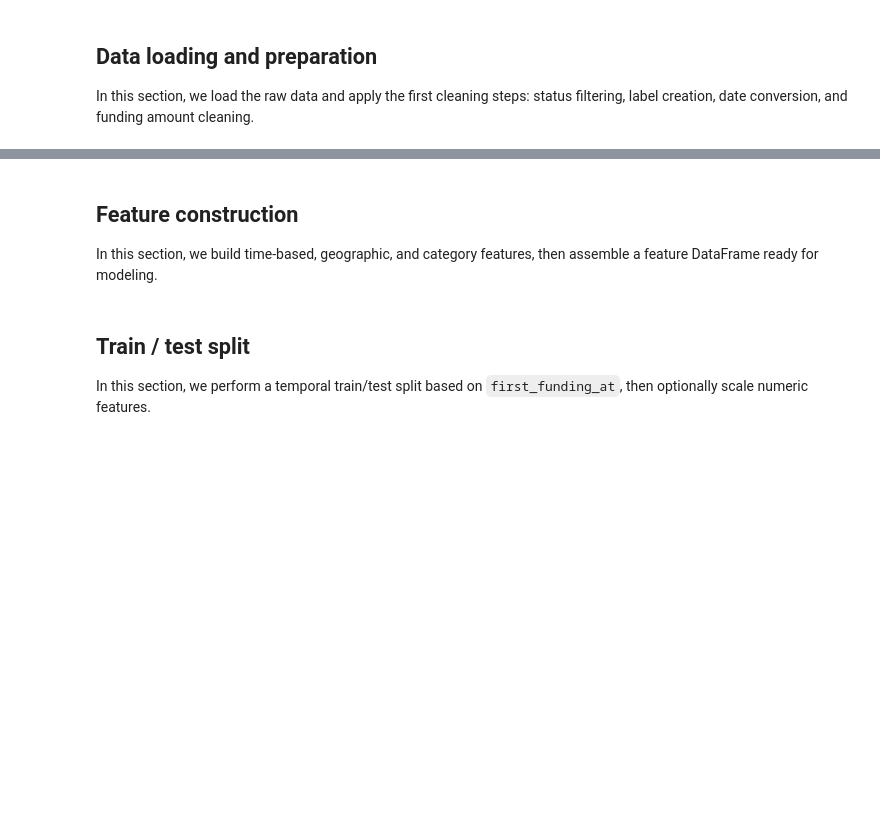
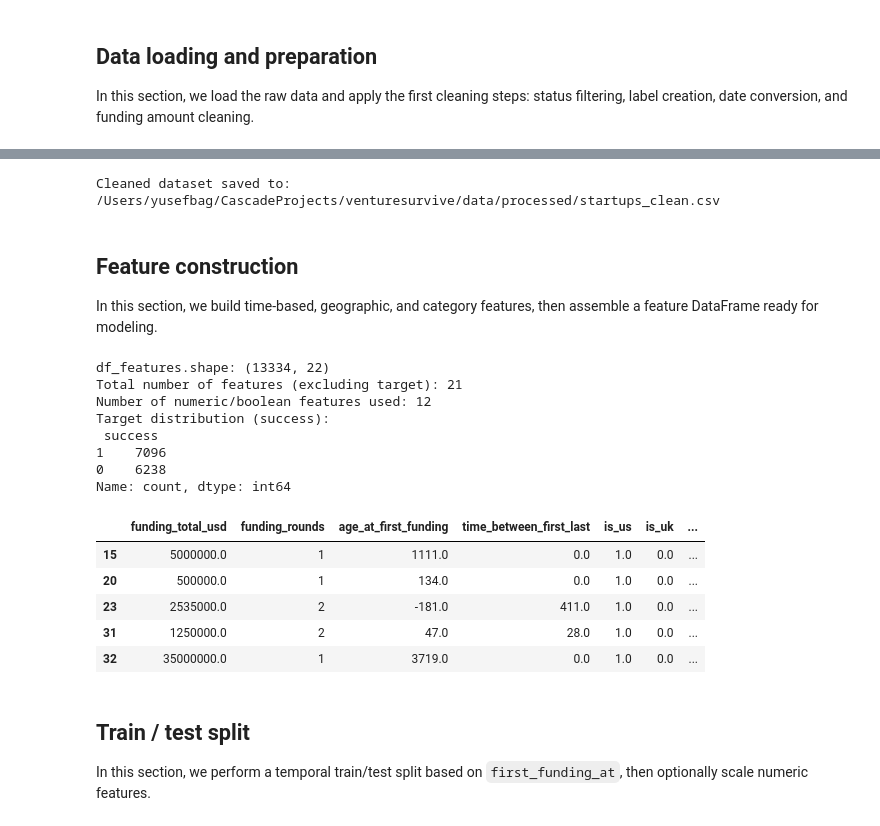
Before and after one commit to yxseef/venturesurvive, a Jupyter notebook: notebooks/02_modeling.ipynb, the cells around one changed output, grey strips where cells are left out. Saved outputs shown, nothing was run; the diff lists cells and outputs as text; code cells hidden in the pictures; blank space fills up the shorter version.

Commit message:
feat: updated modeling pipeline, fixed data loading, added cleaned dataset

```diff
--- a/notebooks/02_modeling.ipynb
+++ b/notebooks/02_modeling.ipynb
@@ -44,21 +74,59 @@ FileNotFoundError: Raw data file not found at data/startups_raw.csv
+# %%
+# Saving cleaned dataset for reuse
+
+processed_dir = project_root / "data" / "processed"
+processed_dir.mkdir(parents=True, exist_ok=True)
+clean_path = processed_dir / "startups_clean.csv"
+
+df_clean.to_csv(clean_path, index=False)
+print("Cleaned dataset saved to:", clean_path)
+# %% [output]
+Cleaned dataset saved to: /Users/yusefbag/CascadeProjects/venturesurvive/data/processed/startups_clean.csv
 # %% [markdown]
 ## Feature construction
 
 In this section, we build time-based, geographic, and category features, then assemble a feature DataFrame ready for modeling.
 # %%
-# Assemblage des features à partir du DataFrame nettoyé
+# Assembling features from the cleaned DataFrame
 
+# Build the full feature set
 df_features = features_mod.assemble_features(df_clean)
 
-# Séparation des features X et de la cible y
+# Clean separation of target and features
 y = df_features["success"].astype(int)
-X = df_features.drop(columns=["success"])
+X_full = df_features.drop(columns=["success"])
+
+# Keep only numeric and boolean columns for the model
+X_numeric = X_full.select_dtypes(include=["number", "bool"]).copy()
+
+# Convert boolean columns to float for scikit-learn compatibility
+bool_cols = X_numeric.select_dtypes(include=["bool"]).columns
+if len(bool_cols) > 0:
+    X_numeric[bool_cols] = X_numeric[bool_cols].astype(float)
+
+numeric_feature_names = list(X_numeric.columns)
 
 print("df_features.shape:", df_features.shape)
-print("Nombre de features (X):", X.shape[1])
-print("Distribution de la cible success:\n", y.value_counts())
+print("Total number of features (excluding target):", X_full.shape[1])
+print("Number of numeric/boolean features used:", len(numeric_feature_names))
+print("Target distribution (success):\n", y.value_counts())
 
-X.head()
+X_numeric.head()
+# %% [output]
+df_features.shape: (13334, 22)
+Total number of features (excluding target): 21
+Number of numeric/boolean features used: 12
+Target distribution (success):
+ success
+1    7096
+0    6238
+Name: count, dtype: int64
+|  | funding_total_usd | funding_rounds | age_at_first_funding | time_between_first_last | is_us | is_uk | ... |
+| 15 | 5000000.0 | 1 | 1111.0 | 0.0 | 1.0 | 0.0 | ... |
+| 20 | 500000.0 | 1 | 134.0 | 0.0 | 1.0 | 0.0 | ... |
+| 23 | 2535000.0 | 2 | -181.0 | 411.0 | 1.0 | 0.0 | ... |
+| 31 | 1250000.0 | 2 | 47.0 | 28.0 | 1.0 | 0.0 | ... |
+| 32 | 35000000.0 | 1 | 3719.0 | 0.0 | 1.0 | 0.0 | ... |
 # %% [markdown]
 ## Train / test split
 
```
Also changed, not shown: parts of 5 cells of this notebook, 3 other files.
